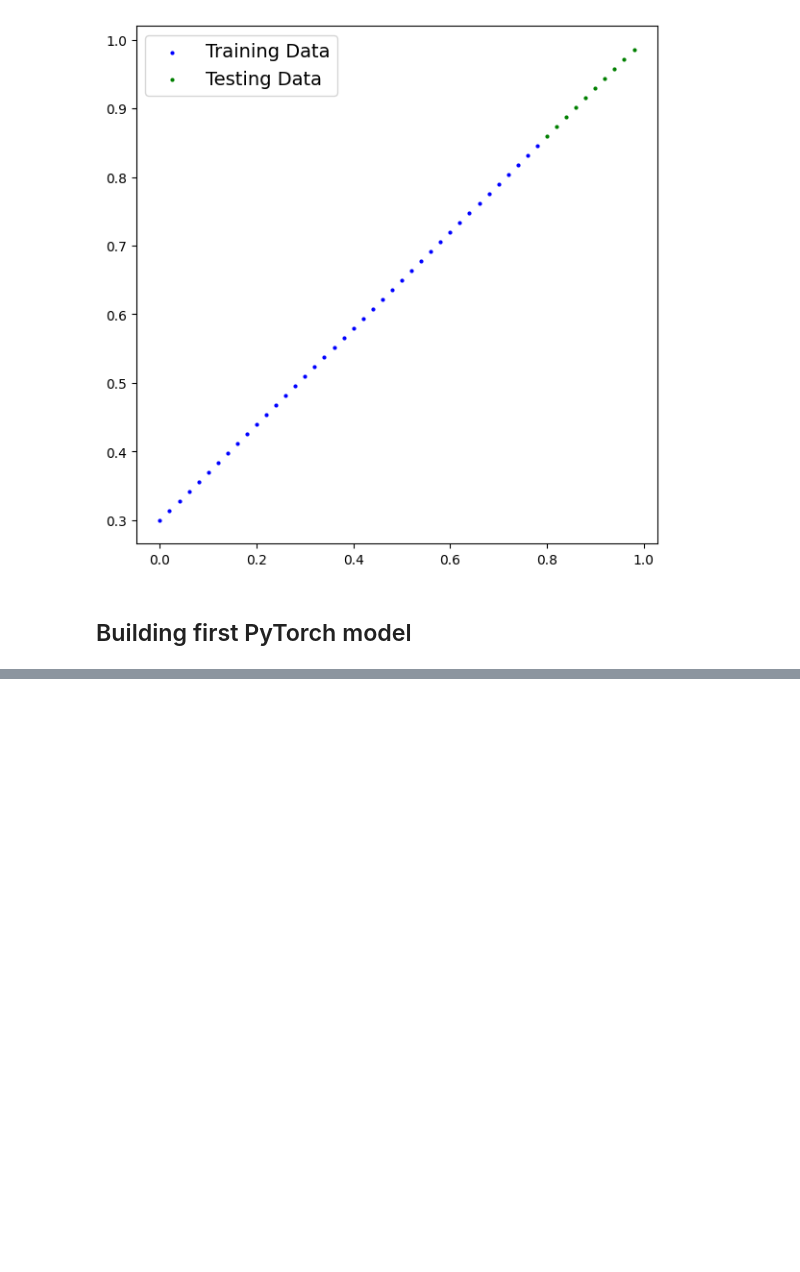
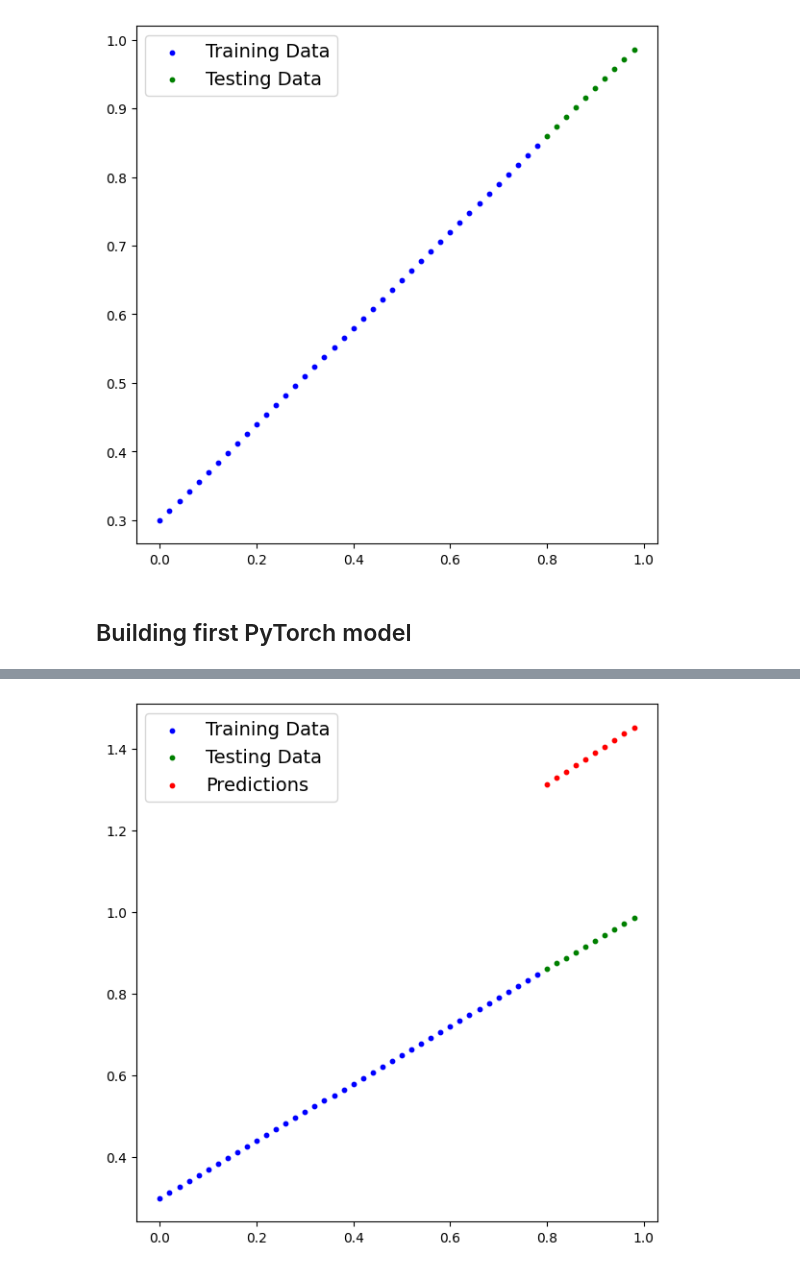
Before and after one commit to FancyDogge/pytorch_workout, a Jupyter notebook: 00_ptorch_workflow.ipynb, the cells around one changed output, grey strips where cells are left out. Cells and saved outputs as stored; diff of their text form; code cells hidden in the pictures; blank space fills up the shorter version.

Commit message:
more of the model training

```diff
--- a/00_ptorch_workflow.ipynb
+++ b/00_ptorch_workflow.ipynb
@@ -87,15 +87,15 @@ def plot_predictions(train_data=X_train,
   plt.figure(figsize=(7, 7))
 
   # plot training data in blue color
-  plt.scatter(train_data, train_labels, c='b', s=4, label='Training Data')
+  plt.scatter(train_data, train_labels, c='b', s=10, label='Training Data')
 
   # plot test data in green
-  plt.scatter(test_data, test_labels, c='g', s=4, label='Testing Data')
+  plt.scatter(test_data, test_labels, c='g', s=10, label='Testing Data')
+
   # are there any predictions?
-
   if predictions is not None:
     # plot them against our test data if exist
-    plt.scatter(test_data, predictions, c='r', s=4, label='Predictions')
+    plt.scatter(test_data, predictions, c='r', s=10, label='Predictions')
 
   # show the legens
   plt.legend(prop={'size': 14})
@@ -119,9 +119,9 @@ class LinearRegressionModel(nn.Module):
                                           requires_grad=True,
                                           dtype=torch.float
                                           ))
-    # Forward mwthod to de4fine a computation in the model
-    def forward(self, x: torch.Tensor) -> torch.Tensor: # x - input(training) data
-      return self.x * x + self.bias  #this is the linear regression formula
+  # Forward mwthod to de4fine a computation in the model
+  def forward(self, x: torch.Tensor) -> torch.Tensor: # x - input(training) data
+    return self.weight * x + self.bias  #this is the linear regression formula
 # %% [markdown]
 Whatthis model does:
 * Start with random values (weight and bias)
@@ -135,0 +140,11 @@ Trough two main algorithms:
+# %%
+# Create a random seed (для наглядности)
+torch.manual_seed(88)
+
+# Create an instance of our model
+model_0 = LinearRegressionModel()
+
+model_0.parameters() #returns a generator
+
+for i in model_0.parameters():
+  print(i)
@@ -135,0 +190,9 @@ Trough two main algorithms:
+# %%
+# Make predictions with model, inference_mode() не возвращает градиент в отличие от метода ниже, к тому же делает код быстрее
+with torch.inference_mode():
+  y_preds = model_0(X_test)
+
+y_preds
+
+# другой способ:
+# y_preds = model_0(X_test)
@@ -135,0 +210,4 @@ Trough two main algorithms:
+# %%
+plot_predictions(predictions=y_preds)
+# %% [output]
+[figure, added]
```
Also changed, not shown: parts of 8 cells of this notebook.
